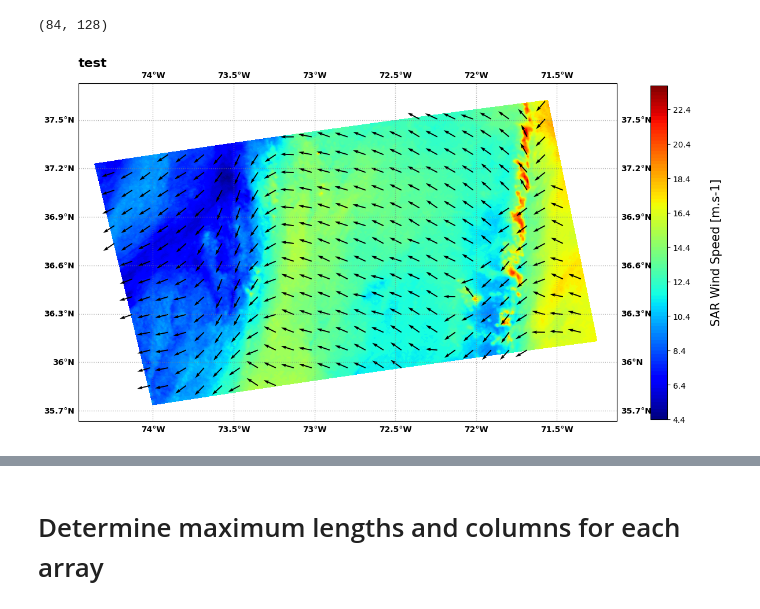
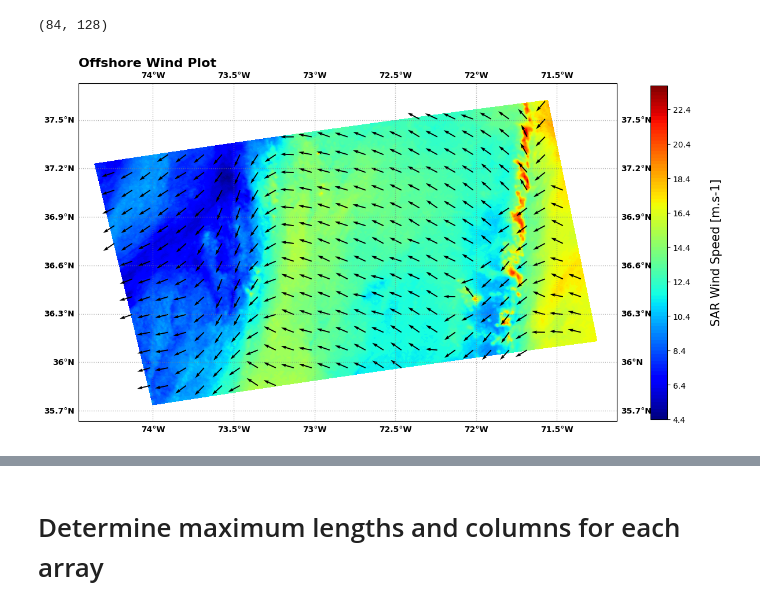
Before and after one commit to noriegamonsc1/Offshore-Wind-Research-2024-2025, a Jupyter notebook: notebooks/data_exploration/Numpy_arrays_Unsupervised_ML.ipynb, the cells around one changed output, grey strips where cells are left out. Drawn from its saved outputs; the diff is of its cells as text; code cells hidden in the pictures.

```diff
--- a/notebooks/data_exploration/Numpy_arrays_Unsupervised_ML.ipynb
+++ b/notebooks/data_exploration/Numpy_arrays_Unsupervised_ML.ipynb
@@ -30,12 +30,12 @@ zoom(all_arrays[0][0],0.5).shape
 # %%
 owiSpeed = all_arrays[0][0]
 owiDir = all_arrays[0][1]
 lat = all_arrays[0][2]
 lon = all_arrays[0][3]
 
-plot_wind_field(owiSpeed, owiDir, lat, lon, 'test')
+plot_wind_field(owiSpeed, owiDir, lat, lon)
 # %% [output]
-[figure, old version]
+[figure, new version]
 # %%
 from datetime import datetime
 file_path = data_files[0]
```
Also changed, not shown: parts of 25 cells of this notebook, 1 other file.
